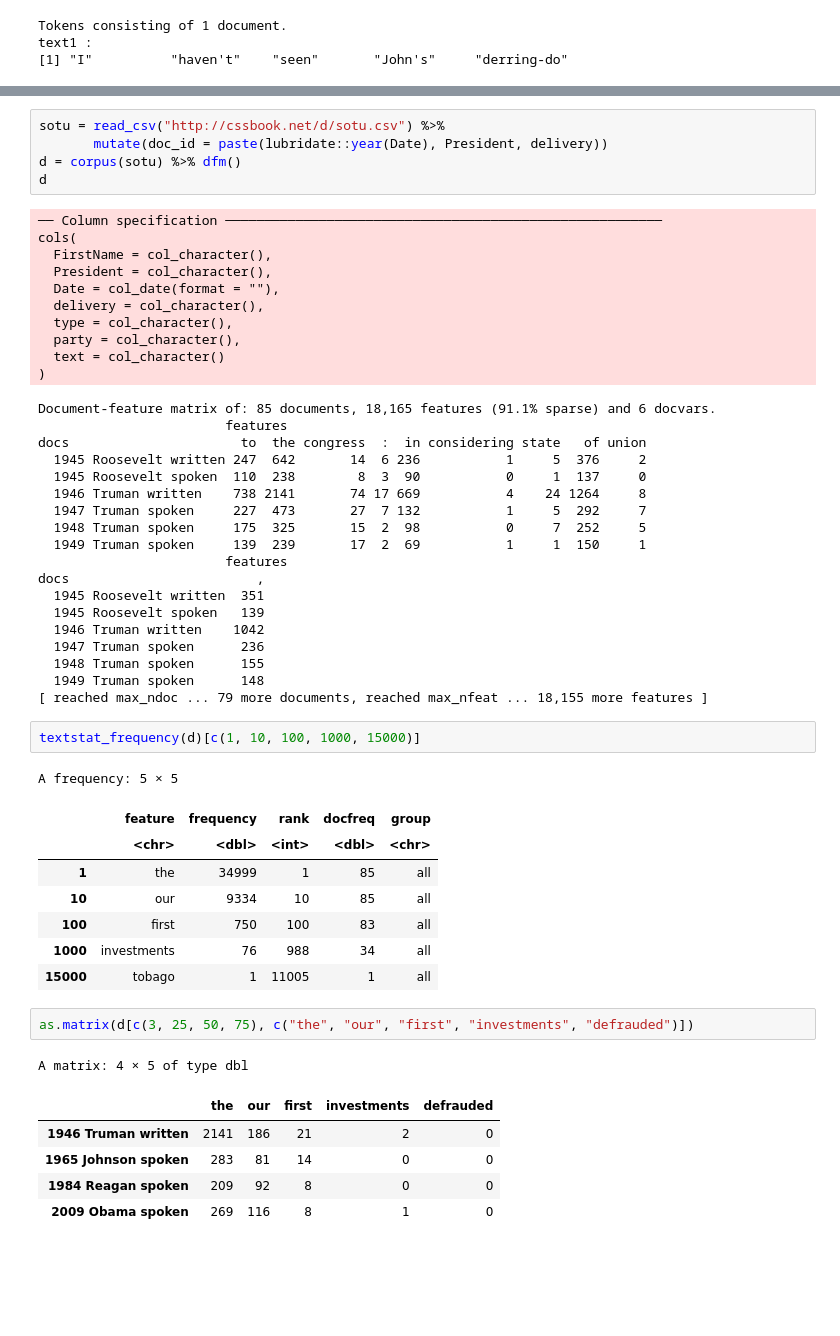
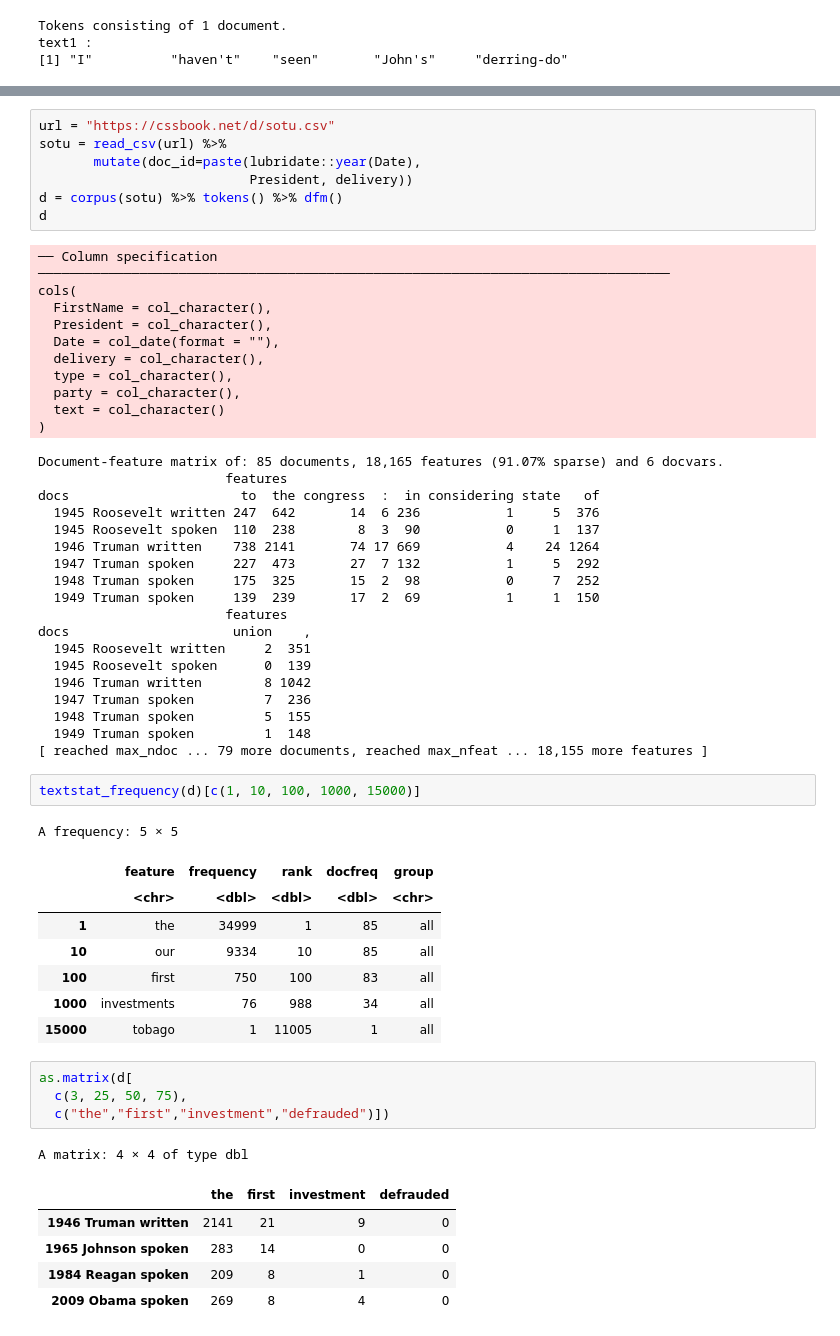
Before and after one commit to ccs-amsterdam/ccsbook, a Jupyter notebook: chapter10/dtm_r.ipynb, the cells around one changed output, grey strips where cells are left out. Cells and saved outputs as stored; diff of their text form; blank space fills up the shorter version.

```diff
--- a/chapter10/dtm_r.ipynb
+++ b/chapter10/dtm_r.ipynb
@@ -48,12 +63,14 @@ Tokens consisting of 1 document.
 text1 :
 [1] "古池"     "蛙"       "飛び込む" "水"       "の"       "音"
 # %%
-sotu = read_csv("http://cssbook.net/d/sotu.csv") %>%
-       mutate(doc_id = paste(lubridate::year(Date), President, delivery))
-d = corpus(sotu) %>% dfm()
+url = "https://cssbook.net/d/sotu.csv"
+sotu = read_csv(url) %>%
+       mutate(doc_id=paste(lubridate::year(Date),
+                           President, delivery))
+d = corpus(sotu) %>% tokens() %>% dfm()
 d
 # %% [output]
-── Column specification ────────────────────────────────────────────────────────
+── Column specification ─────────────────────────────────────────────────────────────────────────────────
 cols(
   FirstName = col_character(),
   President = col_character(),
@@ -63,44 +80,46 @@ cols(
   party = col_character(),
   text = col_character()
 )
-Document-feature matrix of: 85 documents, 18,165 features (91.1% sparse) and 6 docvars.
+Document-feature matrix of: 85 documents, 18,165 features (91.07% sparse) and 6 docvars.
                         features
-docs                      to  the congress  :  in considering state   of union
-  1945 Roosevelt written 247  642       14  6 236           1     5  376     2
-  1945 Roosevelt spoken  110  238        8  3  90           0     1  137     0
-  1946 Truman written    738 2141       74 17 669           4    24 1264     8
-  1947 Truman spoken     227  473       27  7 132           1     5  292     7
-  1948 Truman spoken     175  325       15  2  98           0     7  252     5
-  1949 Truman spoken     139  239       17  2  69           1     1  150     1
+docs                      to  the congress  :  in considering state   of
+  1945 Roosevelt written 247  642       14  6 236           1     5  376
+  1945 Roosevelt spoken  110  238        8  3  90           0     1  137
+  1946 Truman written    738 2141       74 17 669           4    24 1264
+  1947 Truman spoken     227  473       27  7 132           1     5  292
+  1948 Truman spoken     175  325       15  2  98           0     7  252
+  1949 Truman spoken     139  239       17  2  69           1     1  150
                         features
-docs                        ,
-  1945 Roosevelt written  351
-  1945 Roosevelt spoken   139
-  1946 Truman written    1042
-  1947 Truman spoken      236
-  1948 Truman spoken      155
-  1949 Truman spoken      148
+docs                     union    ,
+  1945 Roosevelt written     2  351
+  1945 Roosevelt spoken      0  139
+  1946 Truman written        8 1042
+  1947 Truman spoken         7  236
+  1948 Truman spoken         5  155
+  1949 Truman spoken         1  148
 [ reached max_ndoc ... 79 more documents, reached max_nfeat ... 18,155 more features ]
 # %%
 textstat_frequency(d)[c(1, 10, 100, 1000, 15000)]
 # %% [output]
 A frequency: 5 × 5
 |  | feature | frequency | rank | docfreq | group |
-|  | <chr> | <dbl> | <int> | <dbl> | <chr> |
+|  | <chr> | <dbl> | <dbl> | <dbl> | <chr> |
 | 1 | the | 34999 | 1 | 85 | all |
 | 10 | our | 9334 | 10 | 85 | all |
 | 100 | first | 750 | 100 | 83 | all |
 | 1000 | investments | 76 | 988 | 34 | all |
 | 15000 | tobago | 1 | 11005 | 1 | all |
 # %%
-as.matrix(d[c(3, 25, 50, 75), c("the", "our", "first", "investments", "defrauded")])
+as.matrix(d[
+  c(3, 25, 50, 75),
+  c("the","first","investment","defrauded")])
 # %% [output]
-A matrix: 4 × 5 of type dbl
+A matrix: 4 × 4 of type dbl
-|  | the | our | first | investments | defrauded |
-| 1946 Truman written | 2141 | 186 | 21 | 2 | 0 |
-| 1965 Johnson spoken | 283 | 81 | 14 | 0 | 0 |
-| 1984 Reagan spoken | 209 | 92 | 8 | 0 | 0 |
-| 2009 Obama spoken | 269 | 116 | 8 | 1 | 0 |
+|  | the | first | investment | defrauded |
+| 1946 Truman written | 2141 | 21 | 9 | 0 |
+| 1965 Johnson spoken | 283 | 14 | 0 | 0 |
+| 1984 Reagan spoken | 209 | 8 | 1 | 0 |
+| 2009 Obama spoken | 269 | 8 | 4 | 0 |
 # %%
 textplot_wordcloud(d, max_words=200)
 # %% [output]
```
Also changed, not shown: parts of 29 cells of this notebook, 1 other file.
